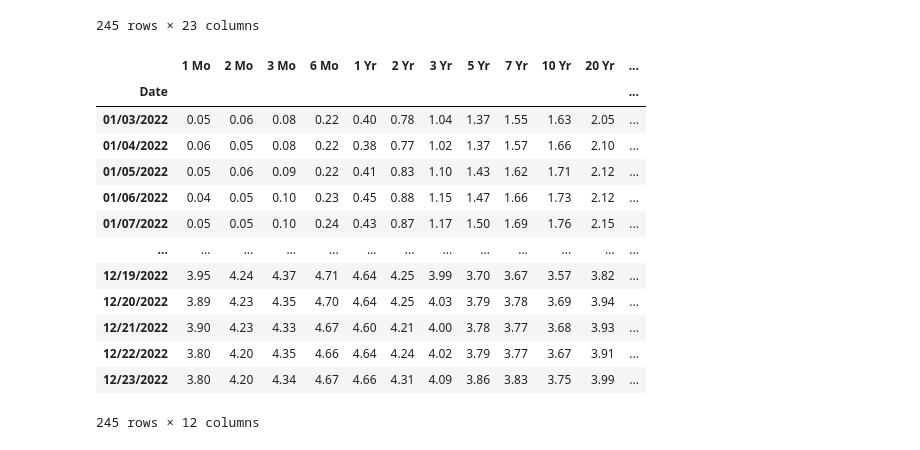
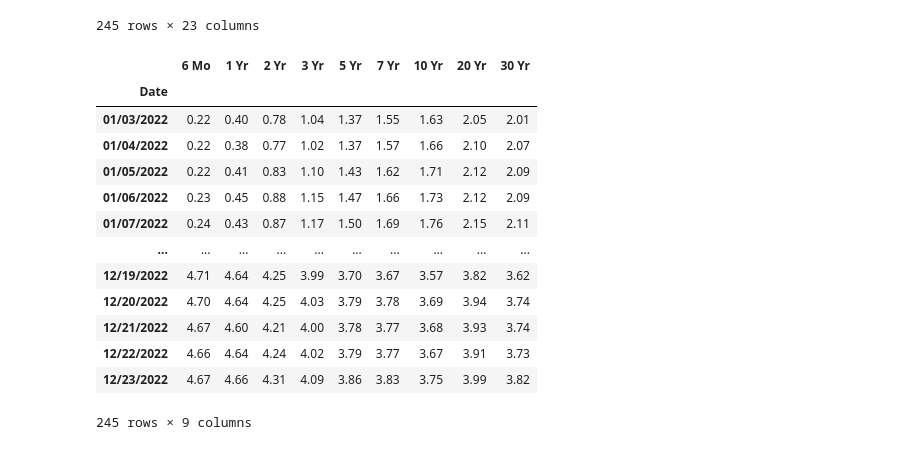
Before and after one commit to AMAYadav/PROJECTS-, a Jupyter notebook: market_risk_01_pca.ipynb, the cells around one changed output. Saved outputs shown, nothing was run; the diff lists cells and outputs as text; code cells hidden in the pictures.

```diff
--- a/market_risk_01_pca.ipynb
+++ b/market_risk_01_pca.ipynb
@@ -27,20 +27,21 @@ data
 | 244 | 12/23/2022 | NaN | NaN | NaN | NaN | NaN | ... |
 245 rows × 23 columns
 # %%
-df=data[['Date', '1 Mo', '2 Mo', '3 Mo', '6 Mo', '1 Yr', '2 Yr', '3 Yr', '5 Yr','7 Yr', '10 Yr', '20 Yr', '30 Yr']].set_index('Date')
+# data[['Date', '1 Mo', '2 Mo', '3 Mo', '6 Mo', '1 Yr', '2 Yr', '3 Yr', '5 Yr','7 Yr', '10 Yr', '20 Yr', '30 Yr']]
+df=data[['Date', '6 Mo', '1 Yr', '2 Yr', '3 Yr', '5 Yr','7 Yr', '10 Yr', '20 Yr', '30 Yr']].set_index('Date')
 df
 # %% [output]
-|  | 1 Mo | 2 Mo | 3 Mo | 6 Mo | 1 Yr | 2 Yr | 3 Yr | 5 Yr | 7 Yr | 10 Yr | 20 Yr | ... |
-| Date |  |  |  |  |  |  |  |  |  |  |  | ... |
-| 01/03/2022 | 0.05 | 0.06 | 0.08 | 0.22 | 0.40 | 0.78 | 1.04 | 1.37 | 1.55 | 1.63 | 2.05 | ... |
-| 01/04/2022 | 0.06 | 0.05 | 0.08 | 0.22 | 0.38 | 0.77 | 1.02 | 1.37 | 1.57 | 1.66 | 2.10 | ... |
-| 01/05/2022 | 0.05 | 0.06 | 0.09 | 0.22 | 0.41 | 0.83 | 1.10 | 1.43 | 1.62 | 1.71 | 2.12 | ... |
-| 01/06/2022 | 0.04 | 0.05 | 0.10 | 0.23 | 0.45 | 0.88 | 1.15 | 1.47 | 1.66 | 1.73 | 2.12 | ... |
-| 01/07/2022 | 0.05 | 0.05 | 0.10 | 0.24 | 0.43 | 0.87 | 1.17 | 1.50 | 1.69 | 1.76 | 2.15 | ... |
-| ... | ... | ... | ... | ... | ... | ... | ... | ... | ... | ... | ... | ... |
-| 12/19/2022 | 3.95 | 4.24 | 4.37 | 4.71 | 4.64 | 4.25 | 3.99 | 3.70 | 3.67 | 3.57 | 3.82 | ... |
-| 12/20/2022 | 3.89 | 4.23 | 4.35 | 4.70 | 4.64 | 4.25 | 4.03 | 3.79 | 3.78 | 3.69 | 3.94 | ... |
-| 12/21/2022 | 3.90 | 4.23 | 4.33 | 4.67 | 4.60 | 4.21 | 4.00 | 3.78 | 3.77 | 3.68 | 3.93 | ... |
-| 12/22/2022 | 3.80 | 4.20 | 4.35 | 4.66 | 4.64 | 4.24 | 4.02 | 3.79 | 3.77 | 3.67 | 3.91 | ... |
-| 12/23/2022 | 3.80 | 4.20 | 4.34 | 4.67 | 4.66 | 4.31 | 4.09 | 3.86 | 3.83 | 3.75 | 3.99 | ... |
+|  | 6 Mo | 1 Yr | 2 Yr | 3 Yr | 5 Yr | 7 Yr | 10 Yr | 20 Yr | 30 Yr |
+| Date |  |  |  |  |  |  |  |  |  |
+| 01/03/2022 | 0.22 | 0.40 | 0.78 | 1.04 | 1.37 | 1.55 | 1.63 | 2.05 | 2.01 |
+| 01/04/2022 | 0.22 | 0.38 | 0.77 | 1.02 | 1.37 | 1.57 | 1.66 | 2.10 | 2.07 |
+| 01/05/2022 | 0.22 | 0.41 | 0.83 | 1.10 | 1.43 | 1.62 | 1.71 | 2.12 | 2.09 |
+| 01/06/2022 | 0.23 | 0.45 | 0.88 | 1.15 | 1.47 | 1.66 | 1.73 | 2.12 | 2.09 |
+| 01/07/2022 | 0.24 | 0.43 | 0.87 | 1.17 | 1.50 | 1.69 | 1.76 | 2.15 | 2.11 |
+| ... | ... | ... | ... | ... | ... | ... | ... | ... | ... |
+| 12/19/2022 | 4.71 | 4.64 | 4.25 | 3.99 | 3.70 | 3.67 | 3.57 | 3.82 | 3.62 |
+| 12/20/2022 | 4.70 | 4.64 | 4.25 | 4.03 | 3.79 | 3.78 | 3.69 | 3.94 | 3.74 |
+| 12/21/2022 | 4.67 | 4.60 | 4.21 | 4.00 | 3.78 | 3.77 | 3.68 | 3.93 | 3.74 |
+| 12/22/2022 | 4.66 | 4.64 | 4.24 | 4.02 | 3.79 | 3.77 | 3.67 | 3.91 | 3.73 |
+| 12/23/2022 | 4.67 | 4.66 | 4.31 | 4.09 | 3.86 | 3.83 | 3.75 | 3.99 | 3.82 |
-245 rows × 12 columns
+245 rows × 9 columns
```
Also changed, not shown: parts of 10 cells of this notebook.
